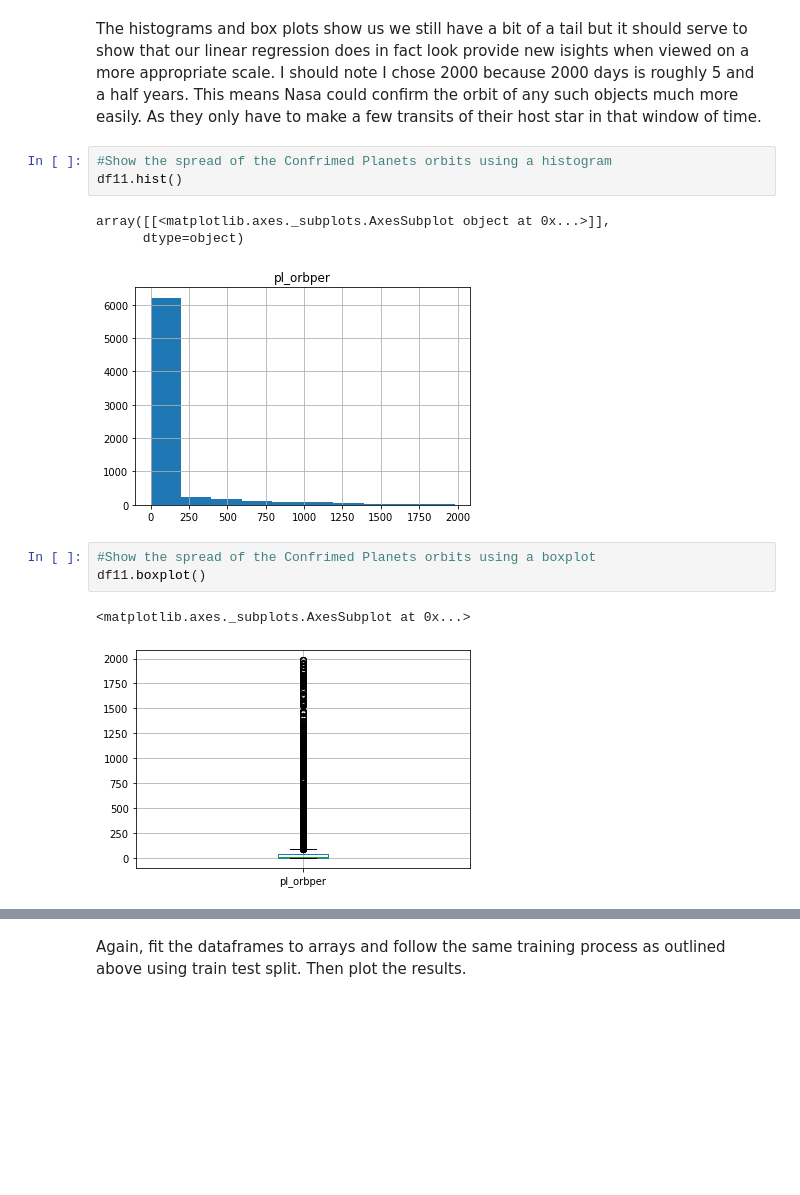
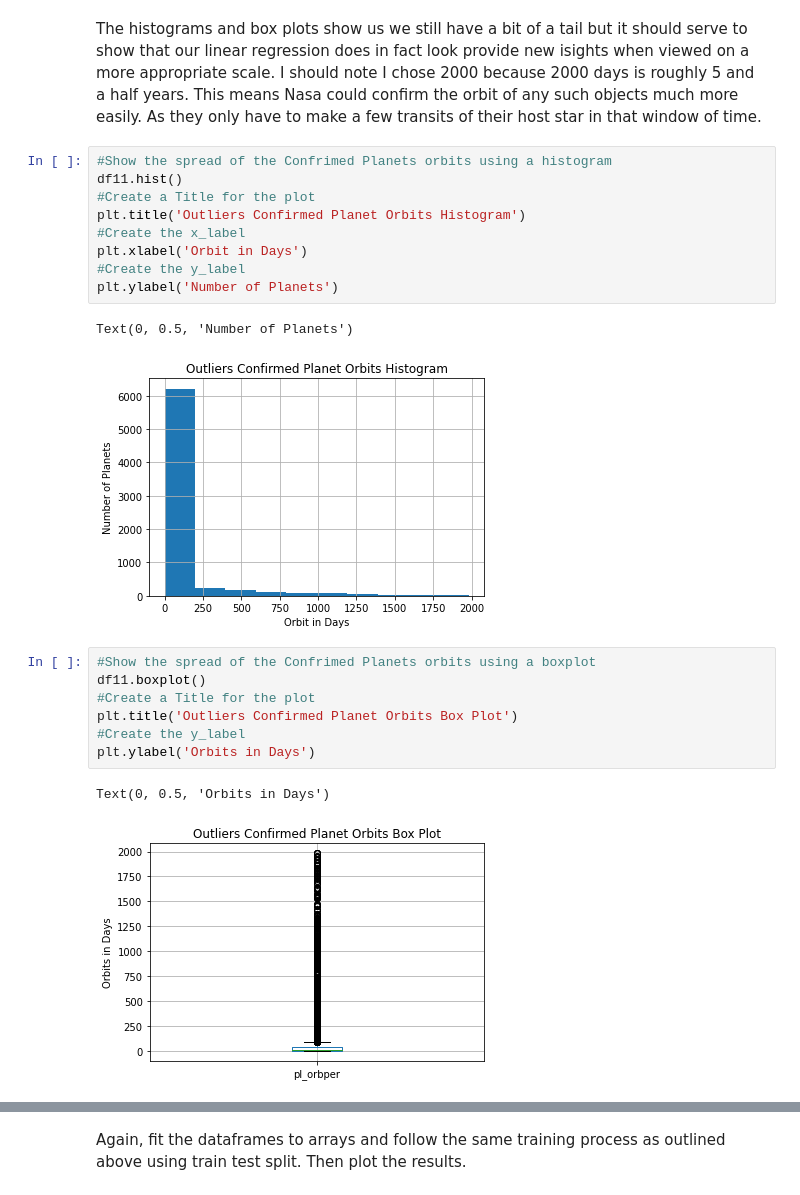
Before and after one commit to Danjstr/AIM-5001, a Jupyter notebook: D_Strauss_Final_Project.ipynb, the cells around one changed output, grey strips where cells are left out. Cells and saved outputs as stored; diff of their text form; blank space fills up the shorter version.

```diff
--- a/D_Strauss_Final_Project.ipynb
+++ b/D_Strauss_Final_Project.ipynb
@@ -773,16 +763,25 @@ I should note I chose 2000 because 2000 days is roughly 5 and a half years. This
 # %%
 #Show the spread of the Confrimed Planets orbits using a histogram
 df11.hist()
+#Create a Title for the plot
+plt.title('Outliers Confirmed Planet Orbits Histogram')
+#Create the x_label
+plt.xlabel('Orbit in Days')
+#Create the y_label
+plt.ylabel('Number of Planets')
 # %% [output]
-array([[<matplotlib.axes._subplots.AxesSubplot object at 0x...>]],
-      dtype=object)
+Text(0, 0.5, 'Number of Planets')
-[figure, old version]
+[figure, new version]
 # %%
 #Show the spread of the Confrimed Planets orbits using a boxplot
 df11.boxplot()
+#Create a Title for the plot
+plt.title('Outliers Confirmed Planet Orbits Box Plot')
+#Create the y_label
+plt.ylabel('Orbits in Days')
 # %% [output]
-<matplotlib.axes._subplots.AxesSubplot at 0x...>
+Text(0, 0.5, 'Orbits in Days')
-[figure, old version]
+[figure, new version]
 # %%
 #Show the spread of the Kepler Object of Intrest orbits using a histogram
 df12.hist()
```
Also changed, not shown: parts of 8 cells of this notebook.
